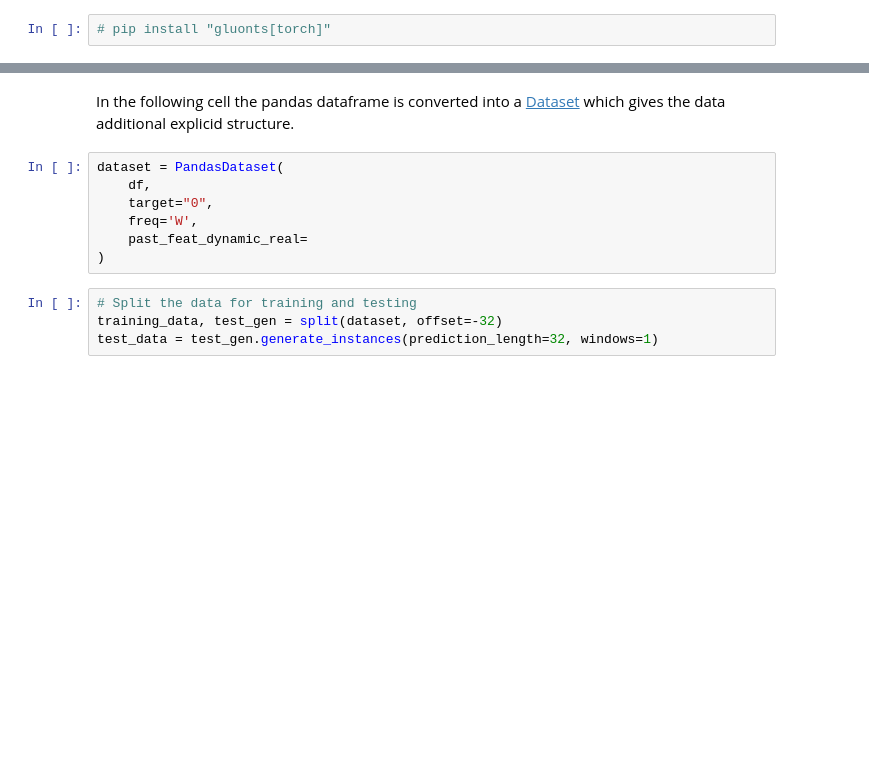
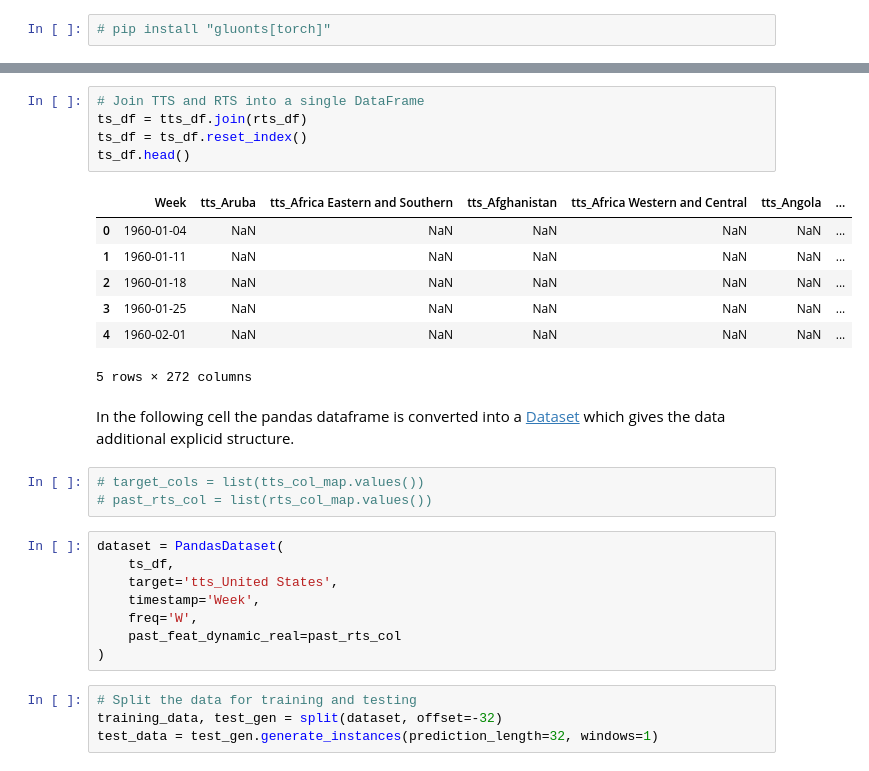
Before and after one commit to jhb300/project_submission_hai_performer, a Jupyter notebook: modelling/exploration/forecast_exploration_notebook.ipynb, the cells around one changed output, grey strips where cells are left out. Saved outputs shown, nothing was run; the diff lists cells and outputs as text; blank space fills up the shorter version.

```diff
--- a/modelling/exploration/forecast_exploration_notebook.ipynb
+++ b/modelling/exploration/forecast_exploration_notebook.ipynb
@@ -39,11 +66,28 @@ df.head()
+# %%
+# Join TTS and RTS into a single DataFrame
+ts_df = tts_df.join(rts_df)
+ts_df = ts_df.reset_index()
+ts_df.head()
+# %% [output]
+|  | Week | tts_Aruba | tts_Africa Eastern and Southern | tts_Afghanistan | tts_Africa Western and Central | tts_Angola | ... |
+| 0 | 1960-01-04 | NaN | NaN | NaN | NaN | NaN | ... |
+| 1 | 1960-01-11 | NaN | NaN | NaN | NaN | NaN | ... |
+| 2 | 1960-01-18 | NaN | NaN | NaN | NaN | NaN | ... |
+| 3 | 1960-01-25 | NaN | NaN | NaN | NaN | NaN | ... |
+| 4 | 1960-02-01 | NaN | NaN | NaN | NaN | NaN | ... |
+5 rows × 272 columns
 # %% [markdown]
 In the following cell the pandas dataframe is converted into a [Dataset](https://ts.gluon.ai/stable/api/gluonts/gluonts.dataset.pandas.html) which gives the data additional explicid structure.
+# %%
+# target_cols = list(tts_col_map.values())
+# past_rts_col = list(rts_col_map.values())
 # %%
 dataset = PandasDataset(
-    df,
-    target="0",
+    ts_df,
+    target='tts_United States',
+    timestamp='Week',
     freq='W',
-    past_feat_dynamic_real=
+    past_feat_dynamic_real=past_rts_col
 )
 # %%
 # Split the data for training and testing
```
Also changed, not shown: parts of 8 cells of this notebook.
